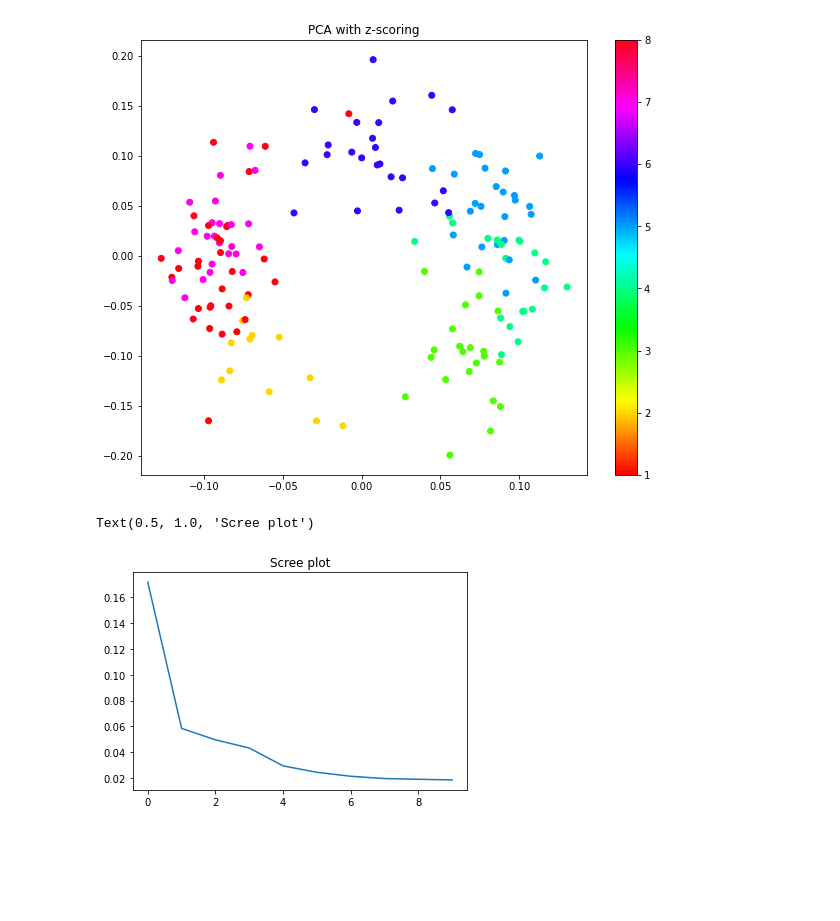
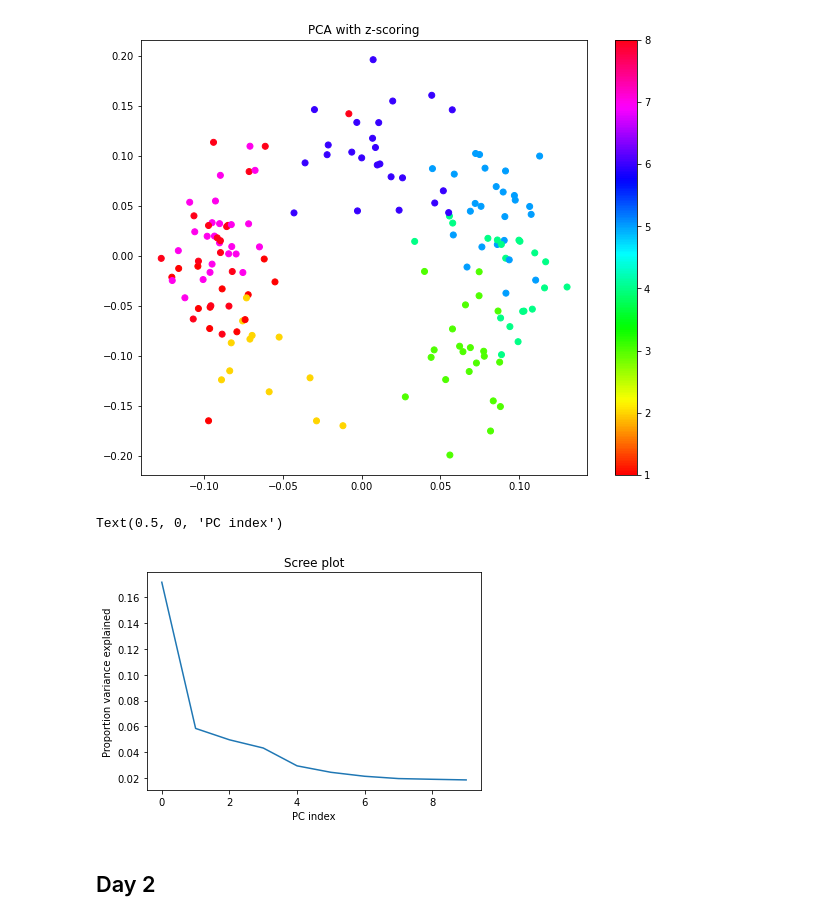
Before and after one commit to CONECT-INT/2022_CENTURI-SummerSchool, a Jupyter notebook: dev/dataset1_jure.ipynb, the cells around one changed output. Saved outputs shown, nothing was run; the diff lists cells and outputs as text; code cells hidden in the pictures; blank space fills up the shorter version.

```diff
--- a/dev/dataset1_jure.ipynb
+++ b/dev/dataset1_jure.ipynb
@@ -8,11 +9,11 @@ from sklearn.decomposition import PCA
 # %%
-path = 'datasets/dataset1_reaching-task'
+path = '../datasets/dataset1_reaching-task'
 fname = os.path.join(path, 'Dataset1.mat')
 
 data = loadmat(fname)
 y = data['direction']
 x = data['R']
-x = np.concatenate((x[:23, :], x[24:, :]))
+x = np.concatenate((x[:23, :], x[24:, :])) # removing zeros neuron
 
 # reformat y
 y_ref = np.zeros(len(y))
@@ -106,8 +109,12 @@ plt.colorbar()
 # %%
 plt.plot(pca.explained_variance_ratio_)
 plt.title('Scree plot')
+plt.ylabel('Proportion variance explained')
+plt.xlabel('PC index')
 # think of surrogate distribution for decreasing of the slope of scree plot
 # maybe just take one trial type, do PCA and get an estimate for a 'noise distribution'
 # %% [output]
-Text(0.5, 1.0, 'Scree plot')
+Text(0.5, 0, 'PC index')
-[figure, old version]
+[figure, new version]
+# %% [markdown]
+## Day 2
```
Also changed, not shown: parts of 6 cells of this notebook.
